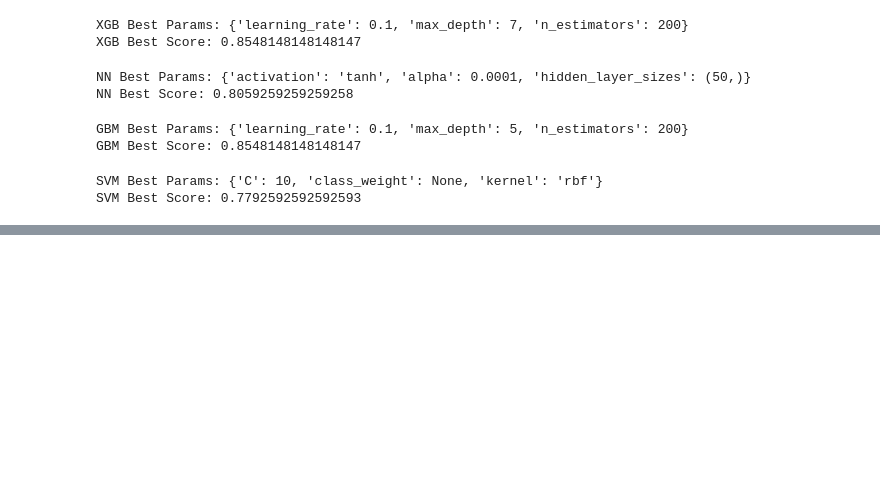
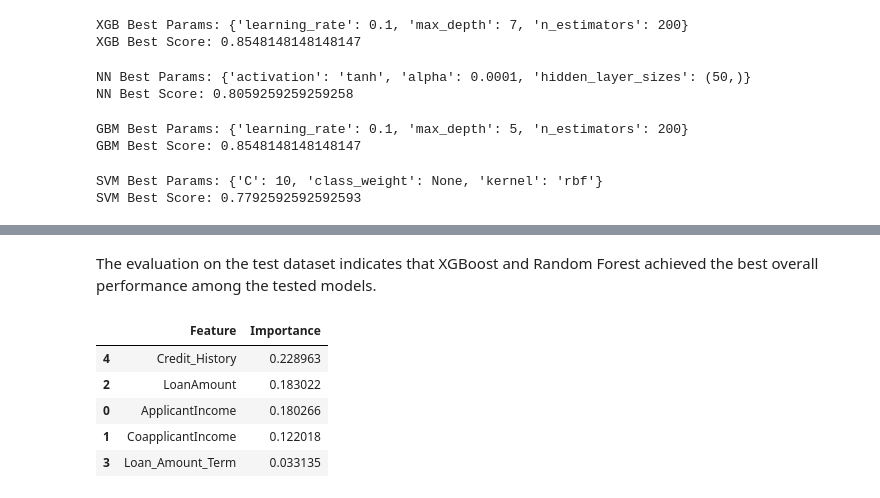
Before and after one commit to shuangvely/Loan_Eligibility_Prediction, a Jupyter notebook: Data Analysis.ipynb, the cells around one changed output, grey strips where cells are left out. Drawn from its saved outputs; the diff is of its cells as text; code cells hidden in the pictures; blank space fills up the shorter version.

```diff
--- a/Data Analysis.ipynb
+++ b/Data Analysis.ipynb
@@ -713,0 +735,20 @@ NameError: name 'confusion_matrix' is not defined
+# %% [markdown]
+The evaluation on the test dataset indicates that XGBoost and Random Forest achieved the best overall performance among the tested models.
+# %%
+# importance of features and sort
+importance = rf_best.feature_importances_
+feature = X_tr.columns
+
+imp_df = pd.DataFrame({
+    "Feature": feature,
+    "Importance": importance
+}).sort_values(by="Importance", ascending=False)
+
+imp_df.head(5)
+# %% [output]
+|  | Feature | Importance |
+| 4 | Credit_History | 0.228963 |
+| 2 | LoanAmount | 0.183022 |
+| 0 | ApplicantIncome | 0.180266 |
+| 1 | CoapplicantIncome | 0.122018 |
+| 3 | Loan_Amount_Term | 0.033135 |
```
Also changed, not shown: parts of 7 cells of this notebook.
